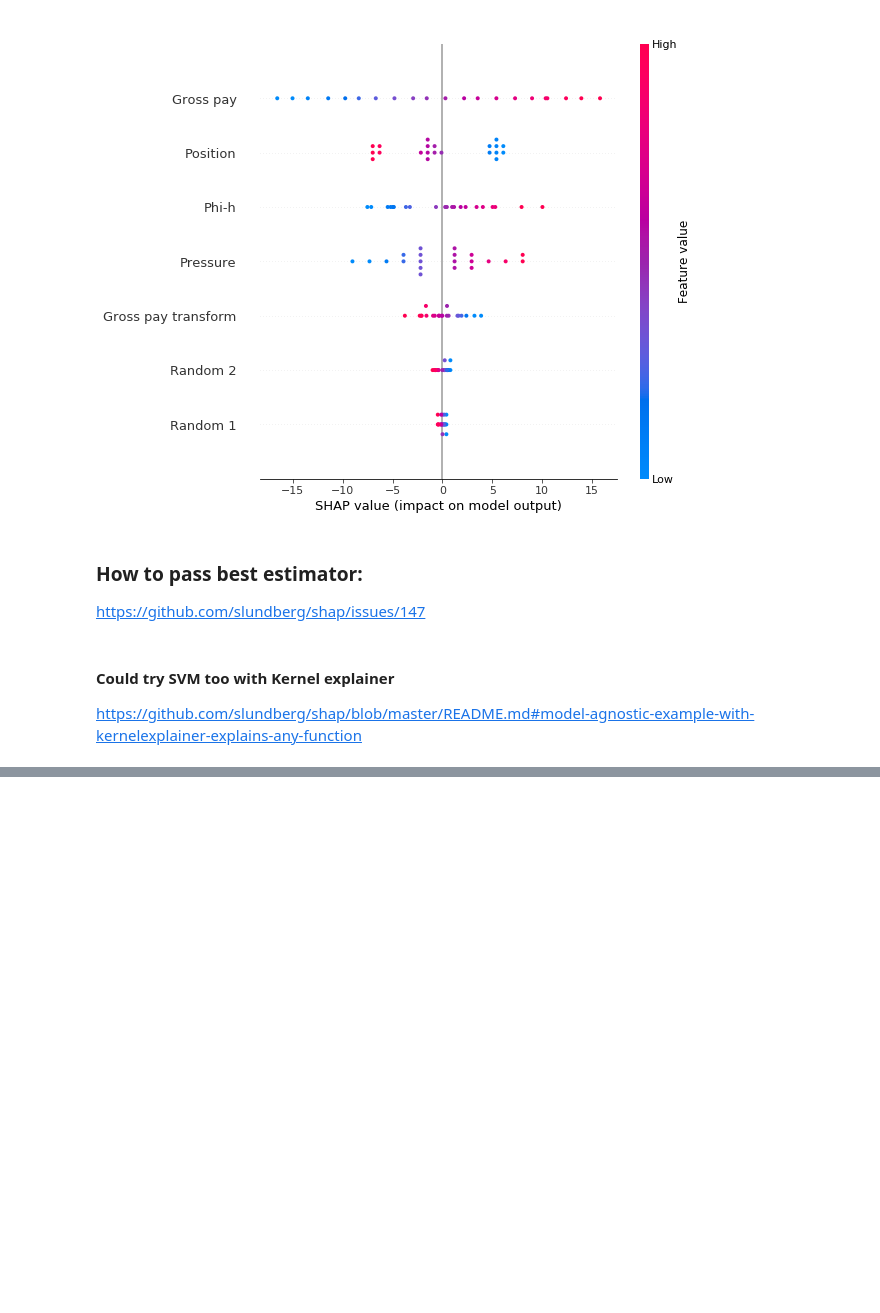
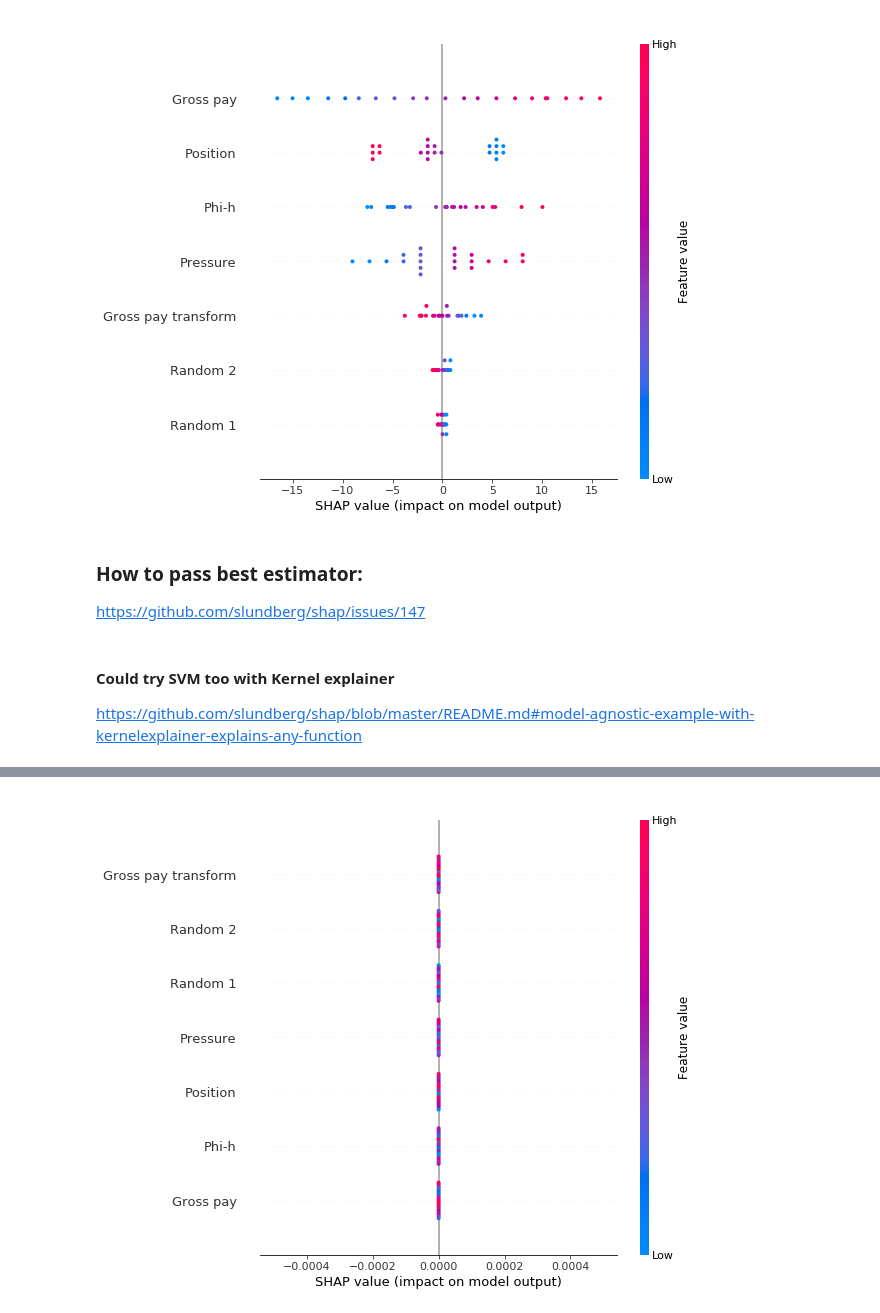
Before and after one commit to mycarta/Data-science-tools-petroleum-exploration-and-production, a Jupyter notebook: Python/notebooks_dev/variable_selection_07_LR-RF_SHAP_values.ipynb, the cells around one changed output, grey strips where cells are left out. Drawn from its saved outputs; the diff is of its cells as text; code cells hidden in the pictures; blank space fills up the shorter version.

```diff
--- a/Python/notebooks_dev/variable_selection_07_LR-RF_SHAP_values.ipynb
+++ b/Python/notebooks_dev/variable_selection_07_LR-RF_SHAP_values.ipynb
@@ -246,0 +247,7 @@ TypeError: 'SVR' object is not callable
+# %%
+svr_poly = svm.SVR(kernel='poly', C=100, gamma='auto', degree=3, epsilon=.1,
+               coef0=1)
+svrp = svr_poly.fit(scaled_X_df,y).predict
+# %%
+explainer = shap.KernelExplainer(svrp, scaled_X_df)
+shap_values = explainer.shap_values(scaled_X_df, l1_reg=0.5)
@@ -246,0 +256,8 @@ TypeError: 'SVR' object is not callable
+# %%
+#shap.summary_plot(shap_values, val_X, show=False)
+shap.summary_plot(shap_values, scaled_X_df, show=False)
+fig = plt.gcf()
+fig.set_size_inches(8, 8)
+plt.show();
+# %% [output]
+[figure, added]
```
Also changed, not shown: parts of 17 cells of this notebook, 1 other file.
